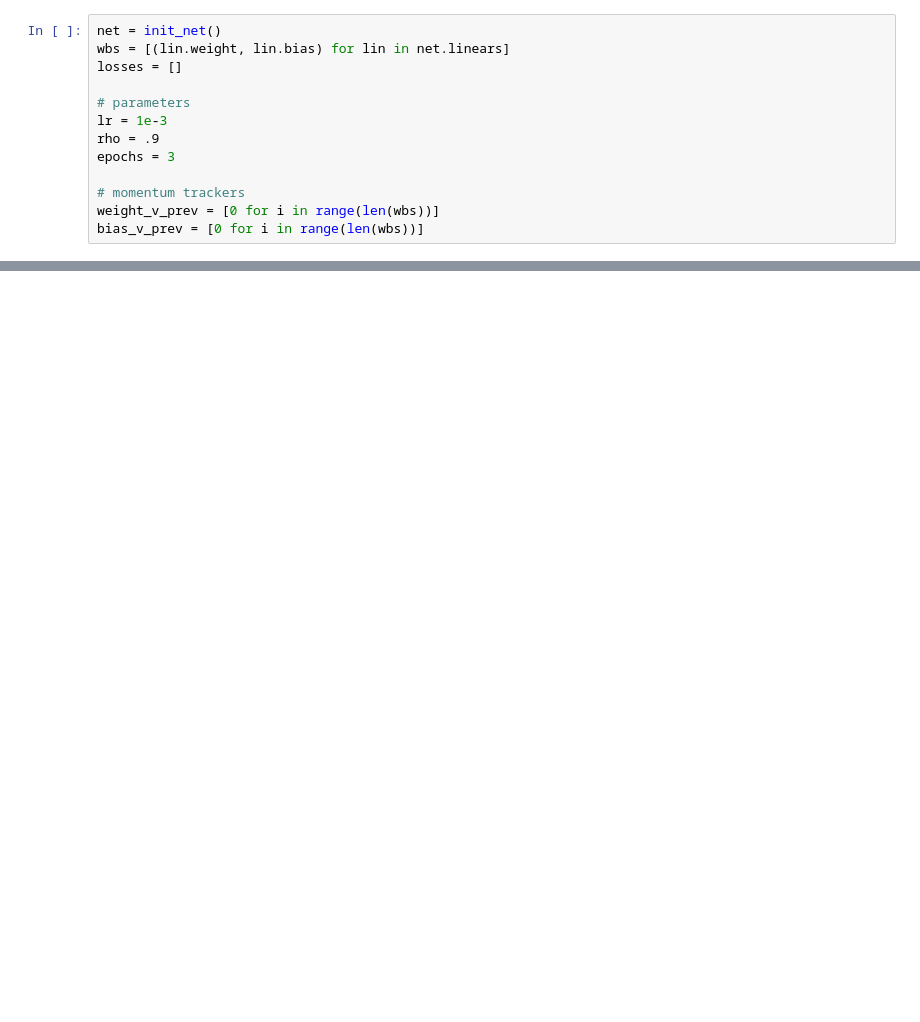
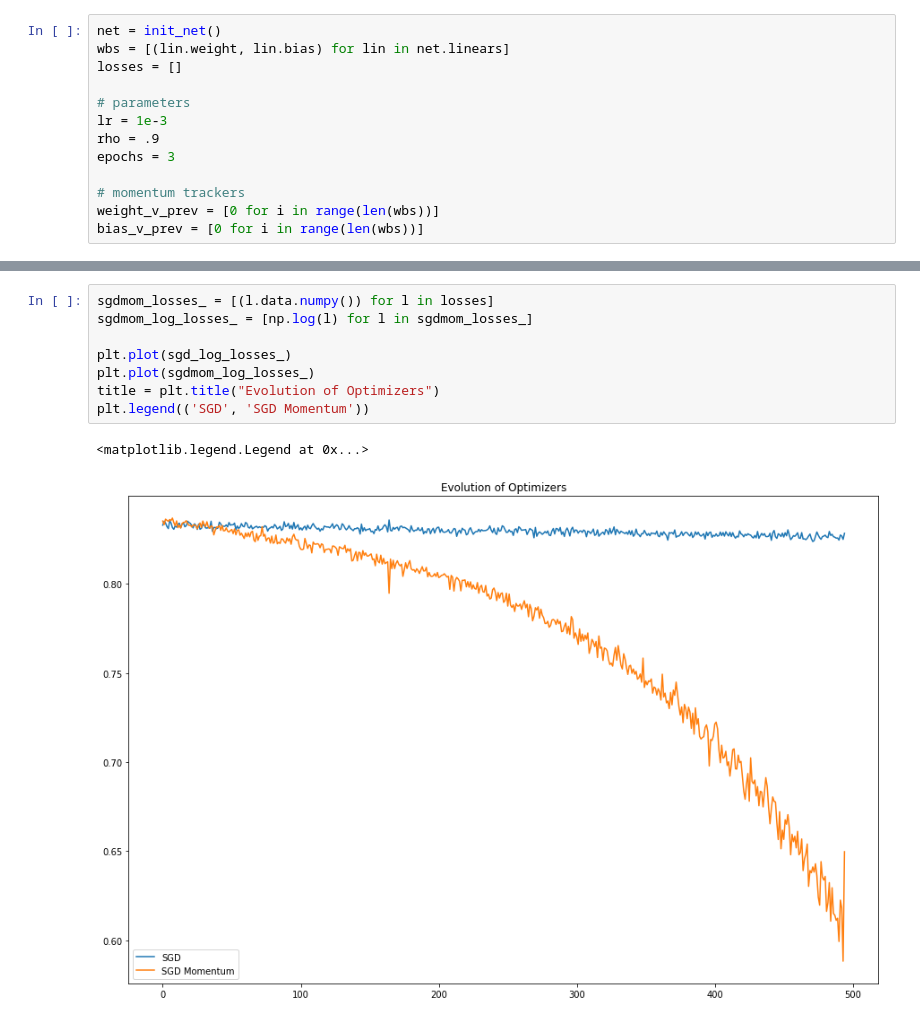
Before and after one commit to JerAguilon/ML-Sandbox, a Jupyter notebook: Neural Net Optimizers.ipynb, the cells around one changed output, grey strips where cells are left out. Cells and saved outputs as stored; diff of their text form; blank space fills up the shorter version.

```diff
--- a/Neural Net Optimizers.ipynb
+++ b/Neural Net Optimizers.ipynb
@@ -157,0 +151,11 @@ epoch 2
+# %%
+sgdmom_losses_ = [(l.data.numpy()) for l in losses]
+sgdmom_log_losses_ = [np.log(l) for l in sgdmom_losses_]
+
+plt.plot(sgd_log_losses_)
+plt.plot(sgdmom_log_losses_)
+title = plt.title("Evolution of Optimizers")
+plt.legend(('SGD', 'SGD Momentum'))
+# %% [output]
+<matplotlib.legend.Legend at 0x...>
+[figure, added]
```
Also changed, not shown: parts of 18 cells of this notebook, 3 other files.
